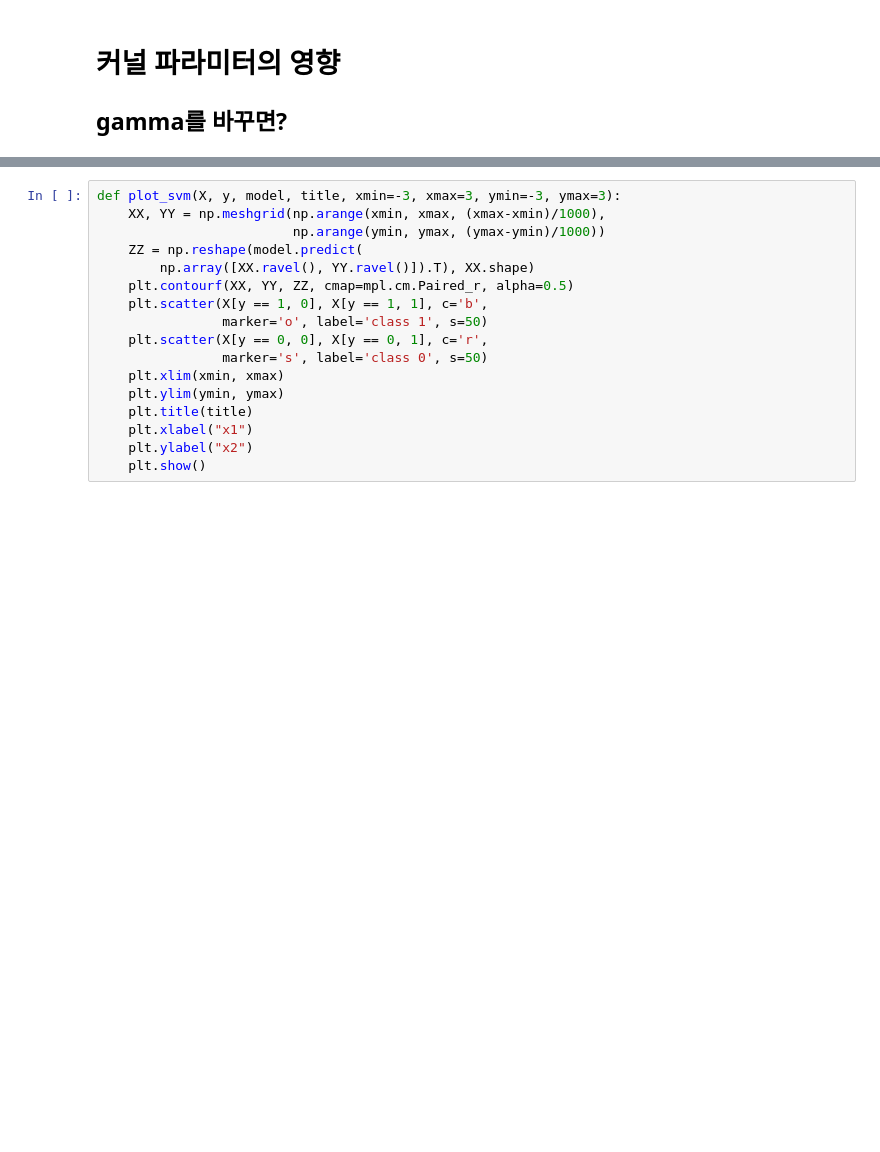
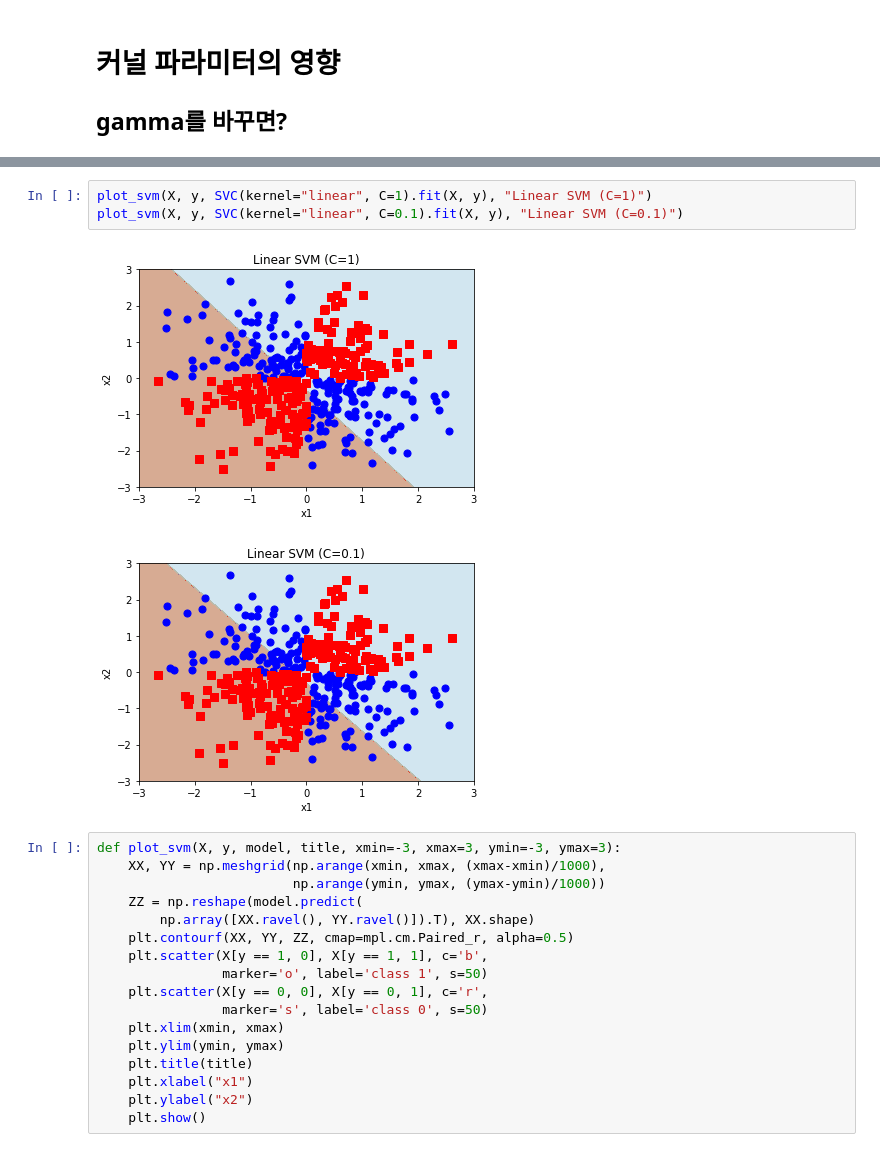
Before and after one commit to starbucksdolcelatte/AI_Practice_2019, a Jupyter notebook: Day07_Classification/Kernel_SVM.ipynb, the cells around one changed output, grey strips where cells are left out. Drawn from its saved outputs; the diff is of its cells as text; blank space fills up the shorter version.

```diff
--- a/Day07_Classification/Kernel_SVM.ipynb
+++ b/Day07_Classification/Kernel_SVM.ipynb
@@ -59,3 +60,9 @@ plot_svm(X, y, SVC(kernel="rbf", gamma=100).fit(X, y), "RBF SVM (gamma=100)")
+# %%
+plot_svm(X, y, SVC(kernel="linear", C=1).fit(X, y), "Linear SVM (C=1)")
+plot_svm(X, y, SVC(kernel="linear", C=0.1).fit(X, y), "Linear SVM (C=0.1)")
+# %% [output]
+[figure, added]
+[figure, added]
 # %%
 def plot_svm(X, y, model, title, xmin=-3, xmax=3, ymin=-3, ymax=3):
     XX, YY = np.meshgrid(np.arange(xmin, xmax, (xmax-xmin)/1000),
```
Also changed, not shown: parts of 1 cell of this notebook, 13 other files.
